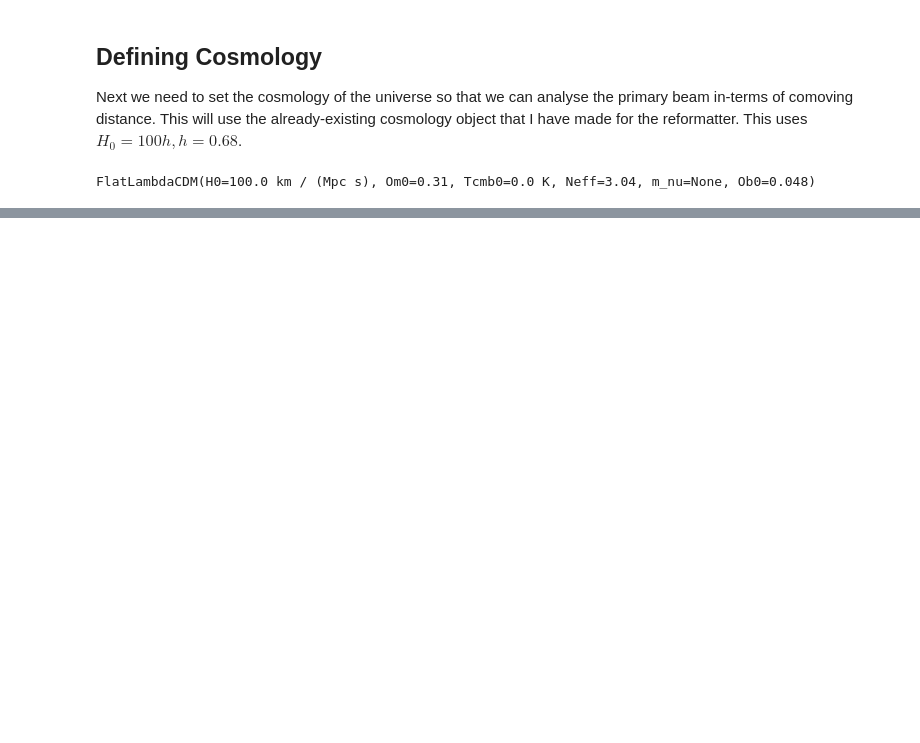
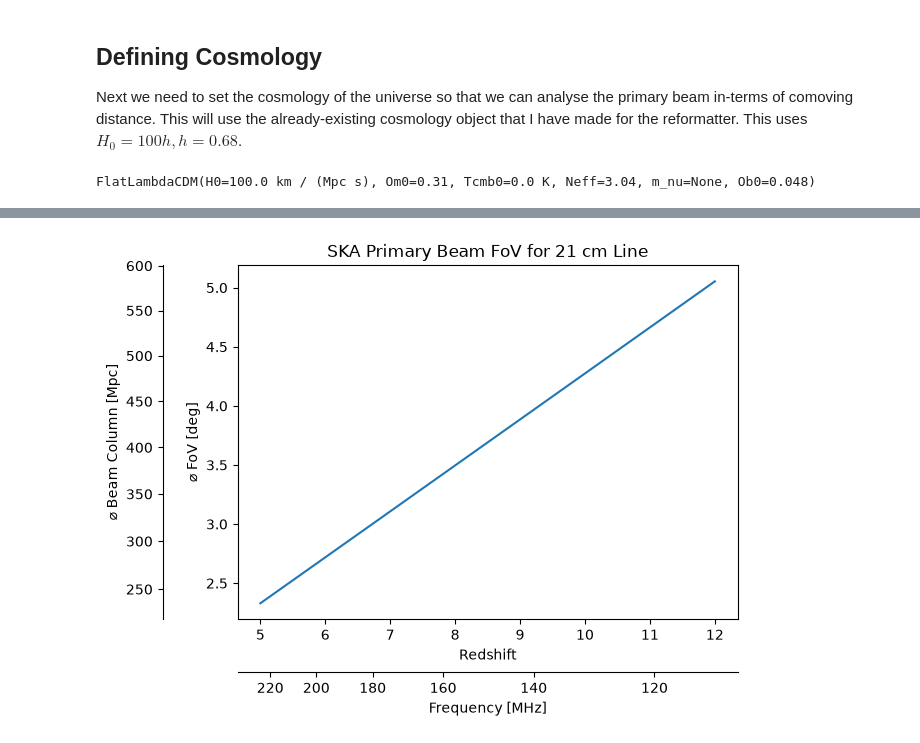
Before and after one commit to oliviax727/phd-programs, a Jupyter notebook: interferometry practice/primary_beam.ipynb, the cells around one changed output, grey strips where cells are left out. Saved outputs shown, nothing was run; the diff lists cells and outputs as text; code cells hidden in the pictures; blank space fills up the shorter version.

```diff
--- a/interferometry practice/primary_beam.ipynb
+++ b/interferometry practice/primary_beam.ipynb
@@ -81,2 +107,4 @@ Next we can simply apply the calculation built into the cosmology class to get t
 # %%
-s
+ds = np.tan(θs.to(u.rad)) * cosmo.z_to_dz(zs)
+
+print(ds)
@@ -82,0 +127,35 @@ s
+# %%
+def plot_on_four_axes(zs, θs, fs, ds, f_ticks = 20, d_ticks = 50):
+    fig, ax = plt.subplots(layout='constrained')
+
+    ax.plot(zs, θs)
+    ax.set_xlabel("Redshift")
+    ax.set_ylabel("⌀ FoV [deg]")
+    ax.set_title("SKA Primary Beam FoV for 21 cm Line")
+
+    fs_mhz = fs.to_value(u.MHz)
+
+    z2f = lambda z: np.interp(z, zs, fs_mhz)
+    f2z = lambda f: np.interp(f, fs_mhz[::-1], zs[::-1])
+
+    secax = ax.secondary_xaxis(-0.15, functions=(z2f, f2z))
+    secax.set_xlabel("Frequency [MHz]")
+    secax.set_xticks(np.arange(np.trunc(1 + fs_mhz[-1] / f_ticks) * f_ticks, fs_mhz[0], f_ticks))
+
+    θs_deg = θs.to_value(u.deg)
+    ds_mpc = ds.to_value(u.Mpc)
+
+    θ2d = lambda θ: np.interp(θ, θs_deg, ds_mpc)
+    d2θ = lambda d: np.interp(d, ds_mpc, θs_deg)
+
+    terax = ax.secondary_yaxis(-0.15, functions=(θ2d, d2θ))
+    terax.set_ylabel("⌀ Beam Column [Mpc]")
+    terax.set_yticks(np.arange(np.trunc(1 + ds_mpc[0] / d_ticks) * d_ticks, ds_mpc[-1], d_ticks))
+
+    return fig, ax, secax, terax
+
+_ = plot_on_four_axes(zs, θs, fs, ds)
+
+plt.show()
+# %% [output]
+[figure, added]
```
Also changed, not shown: parts of 10 cells of this notebook, 1 other file.
